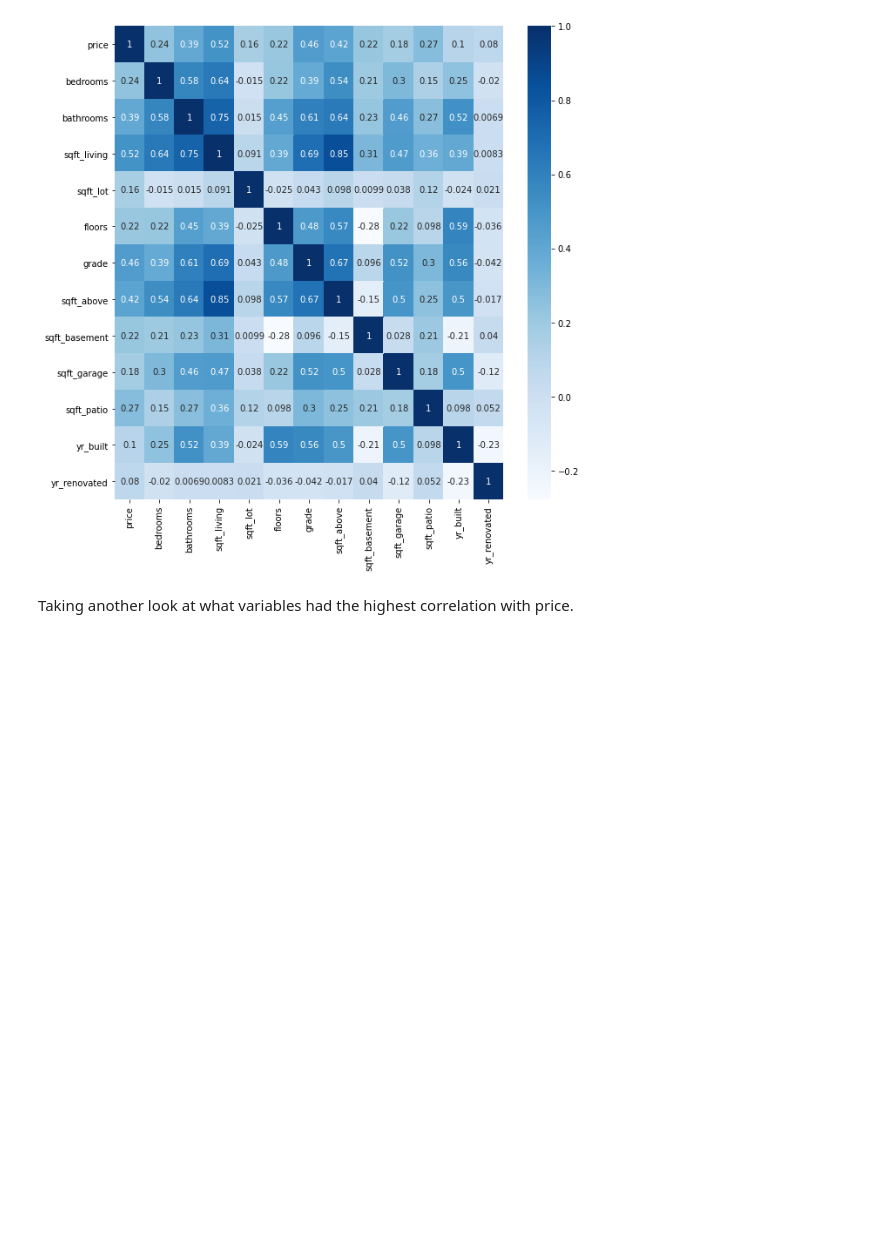
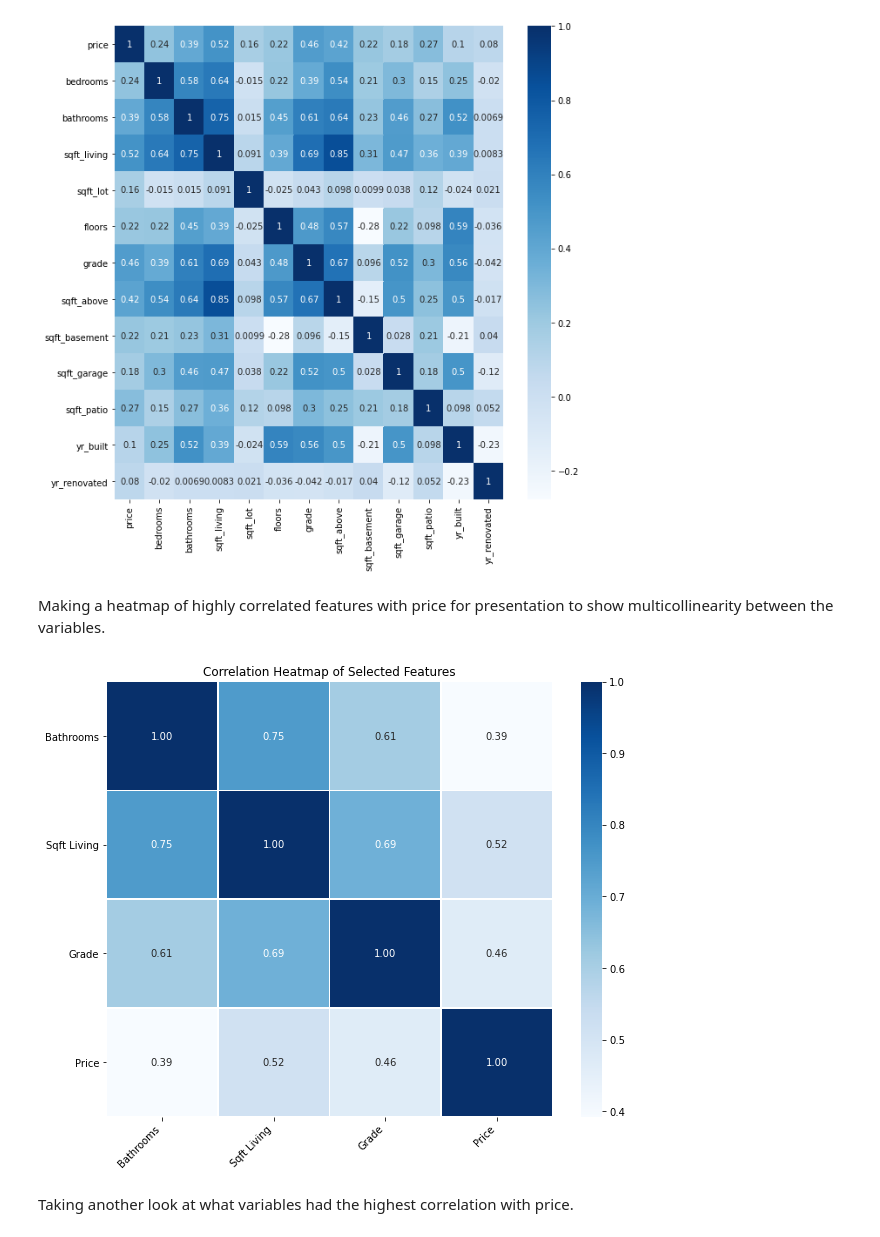
Before and after one commit to adammarianacci/Real_Estate_Analysis, a Jupyter notebook: notebook.ipynb, the cells around one changed output. Drawn from its saved outputs; the diff is of its cells as text; code cells hidden in the pictures; blank space fills up the shorter version.

Commit message:
Updated Presentation

```diff
--- a/notebook.ipynb
+++ b/notebook.ipynb
@@ -446,6 +446,41 @@ sns.heatmap(cor,cmap="Blues",annot=True)
 # %% [output]
 <AxesSubplot:>
 [figure]
+# %% [markdown]
+Making a heatmap of highly correlated features with price for presentation to show multicollinearity between the variables.
+# %%
+# Select only the relevant columns from the DataFrame
+selected_columns = ['bathrooms', 'sqft_living', 'grade', 'price']
+selected_data = low_kc_house[selected_columns]
+
+# Calculate the correlation matrix
+cor = selected_data.corr()
+
+# Set up the Matplotlib figure with a specified size
+fig, ax = plt.subplots(figsize=(10, 8))
+
+# Create a heatmap using Seaborn
+heatmap = sns.heatmap(cor, cmap="Blues", annot=True, fmt=".2f", linewidths=.5)
+
+# Capitalize all axis labels
+heatmap.set_xticklabels([label.get_text().capitalize() for label in heatmap.get_xticklabels()], rotation=45, ha='right')
+heatmap.set_yticklabels([label.get_text().capitalize() for label in heatmap.get_yticklabels()], rotation=0, ha='right')
+
+# Modify specific tick labels
+tick_labels = [label.get_text() for label in heatmap.get_xticklabels()]
+tick_labels[1] = 'Sqft Living'
+heatmap.set_xticklabels(tick_labels, rotation=45, ha='right')
+
+tick_labels = [label.get_text() for label in heatmap.get_yticklabels()]
+tick_labels[1] = 'Sqft Living'
+heatmap.set_yticklabels(tick_labels, rotation=0, ha='right')
+
+# Adding a title
+plt.title('Correlation Heatmap of Selected Features')
+
+plt.show()
+# %% [output]
+[figure, added]
 # %% [markdown]
 Taking another look at what variables had the highest correlation with price.
 # %%
```
Also changed, not shown: 3 other files.
